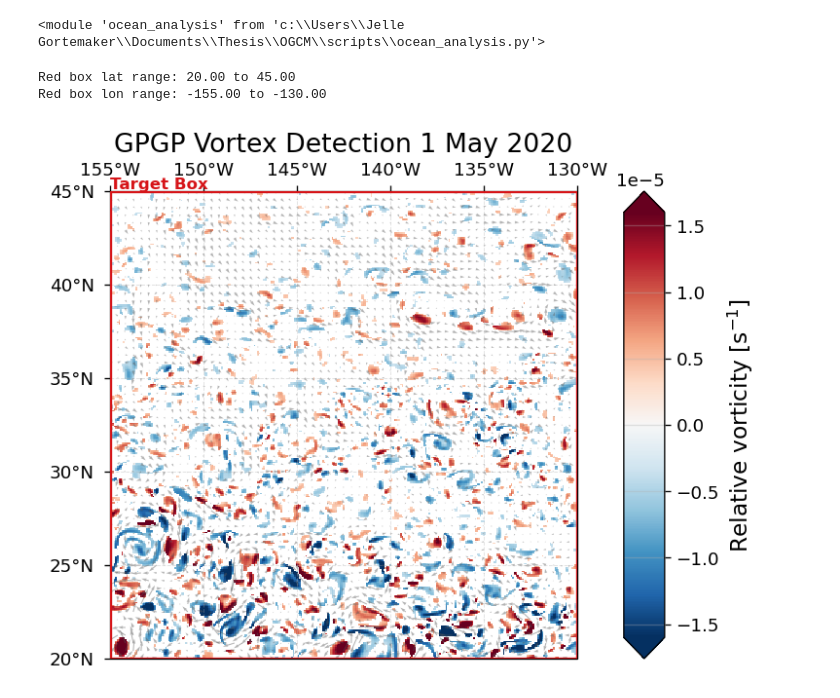
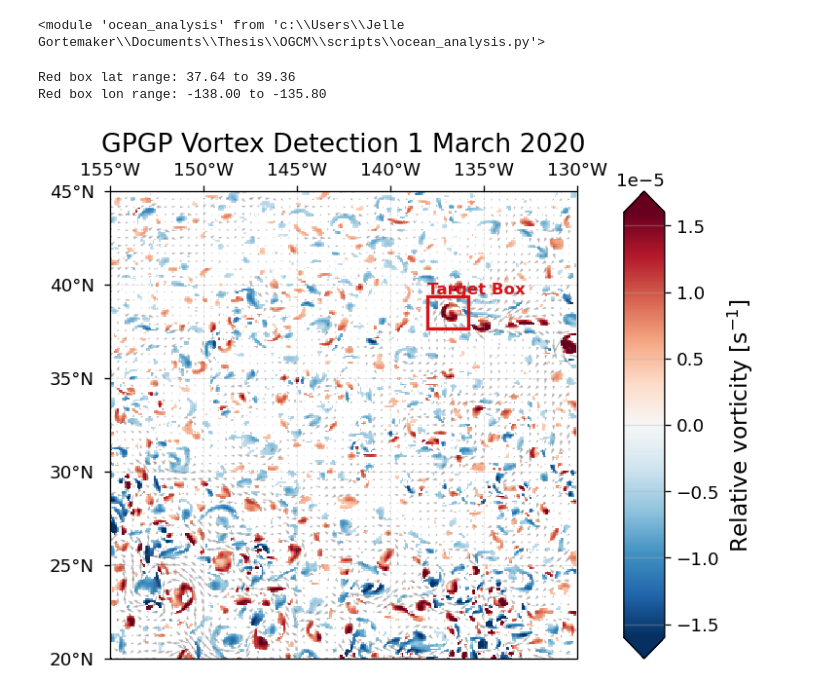
Before and after one commit to Jelle-Gortemaker/Thesis, a Jupyter notebook: OGCM/notebooks/OW_detection.ipynb, the cells around one changed output. Drawn from its saved outputs; the diff is of its cells as text; code cells hidden in the pictures.

```diff
--- a/OGCM/notebooks/OW_detection.ipynb
+++ b/OGCM/notebooks/OW_detection.ipynb
@@ -39,7 +39,7 @@ importlib.reload(oa)
 
 NB_DIR = Path.cwd()
 
-case_name = "run_may1_test"  # edit
+case_name = "test1"  # edit
 
 # Fixed symmetric colorbar magnitude
 VORT_ABS_MAX = 1.6e-5
@@ -47,7 +47,7 @@ VORT_ABS_MAX = 1.6e-5
 # Fixed target plotting domain
 MAP_EXTENT = [-155, -130, 20, 45]
 
-SAVE_JSON = True
+SAVE_JSON = False
 
 # Store JSON directly inside processed folder
 JSON_OUTPUT_DIR = Path("../data/processed")
@@ -58,10 +58,10 @@ JSON_OUTPUT_DIR.mkdir(parents=True, exist_ok=True)
 # 1. LOAD DATA
 # ============================================================
 
-title = "GPGP Vortex Detection 1 May 2020"
+title = "GPGP Vortex Detection 1 March 2020"
 
 surface_ds = oa.process_glorys_data(
-    "../data/input/GPGP_may2020.nc",
+    "../data/input/GPGP_mar2020.nc",
     averaging_period="1D",
 )
 
@@ -70,13 +70,13 @@ surface_ds = oa.process_glorys_data(
 # 2. SELECT TARGET DOMAIN
 # ============================================================
 
-lat_s = 20
-lat_n = 45
-lon_w = -155
-lon_e = -130
+lat_s = 37.64
+lat_n = 39.36
+lon_w = -138
+lon_e = -135.8
 
-# center_lat = 30
-# center_lon = -151.9
+# center_lat = 27
+# center_lon = -134.9
 
 # dlat = 192 / 111.32          # ≈ 1.725 deg
 # dlon = 192 / (111.32 * np.cos(np.deg2rad(center_lat)))   # ≈ 1.903 deg
@@ -98,36 +98,36 @@ les_box = oa.get_subdomain(
 
 alpha = 0.2
 
 
 # ============================================================
 # 3. COMPUTE OW + EDDY MASK
 # ============================================================
 
 ow_results = oa.calculate_okubo_weiss(surface_ds)
 
 signed_intensity, eddy_mask = oa.get_eddy_intensity(
     ow_results,
     alpha=alpha,
 )
 
 
 # ============================================================
 # VISUALIZE
 # ============================================================
 
 fig, ax = oa.plot_eddy_intensity(
     intensity_data=signed_intensity,
     u=surface_ds.uo,
     v=surface_ds.vo,
     title=title,
     target_box=les_box,
     extent=None,
     vabs=VORT_ABS_MAX,
 )
 # %% [output]
-Red box lat range: 20.00 to 45.00
-Red box lon range: -155.00 to -130.00
+Red box lat range: 37.64 to 39.36
+Red box lon range: -138.00 to -135.80
-[figure, old version]
+[figure, new version]
 # %%
 
 # ============================================================
```
Also changed, not shown: parts of 1 cell of this notebook, 7 other files.
